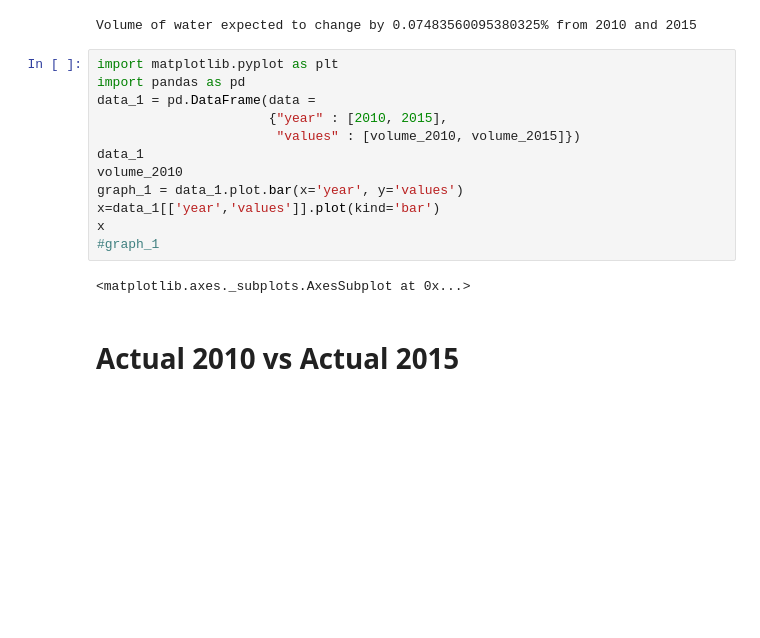
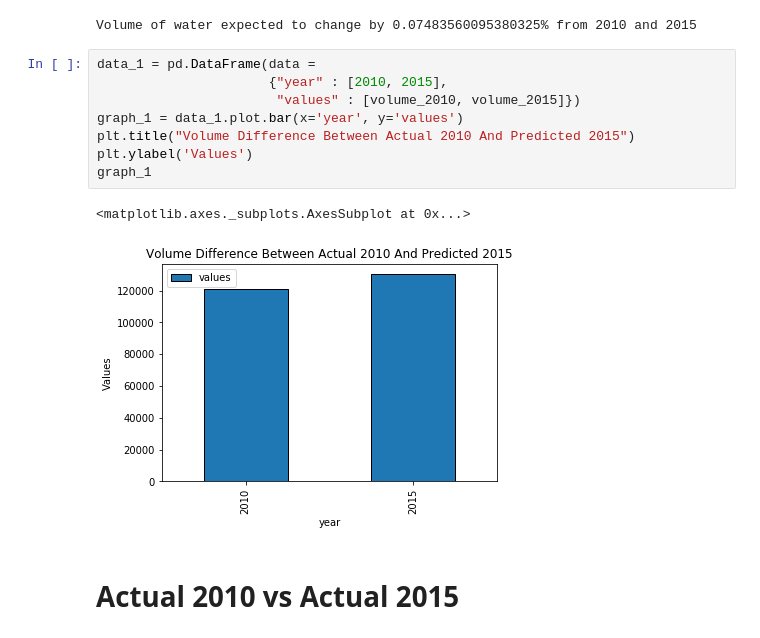
Before and after one commit to ds-modules/CE-110, a Jupyter notebook: CE-110_Lab.ipynb, the cells around one changed output. Cells and saved outputs as stored; diff of their text form; blank space fills up the shorter version.

```diff
--- a/CE-110_Lab.ipynb
+++ b/CE-110_Lab.ipynb
@@ -449,19 +469,16 @@ print ("Volume of water expected to change by " + str(percent_v) + "% from 2010
 # %% [output]
 Volume of water expected to change by 0.07483560095380325% from 2010 and 2015
 # %%
-import matplotlib.pyplot as plt
-import pandas as pd
 data_1 = pd.DataFrame(data =
                       {"year" : [2010, 2015],
                        "values" : [volume_2010, volume_2015]})
-data_1
-volume_2010
 graph_1 = data_1.plot.bar(x='year', y='values')
-x=data_1[['year','values']].plot(kind='bar')
-x
-#graph_1
+plt.title("Volume Difference Between Actual 2010 And Predicted 2015")
+plt.ylabel('Values')
+graph_1
 # %% [output]
 <matplotlib.axes._subplots.AxesSubplot at 0x...>
+[figure, added]
 # %% [markdown]
 # Actual 2010 vs Actual 2015
 # %% [markdown]
```
Also changed, not shown: parts of 8 cells of this notebook.
